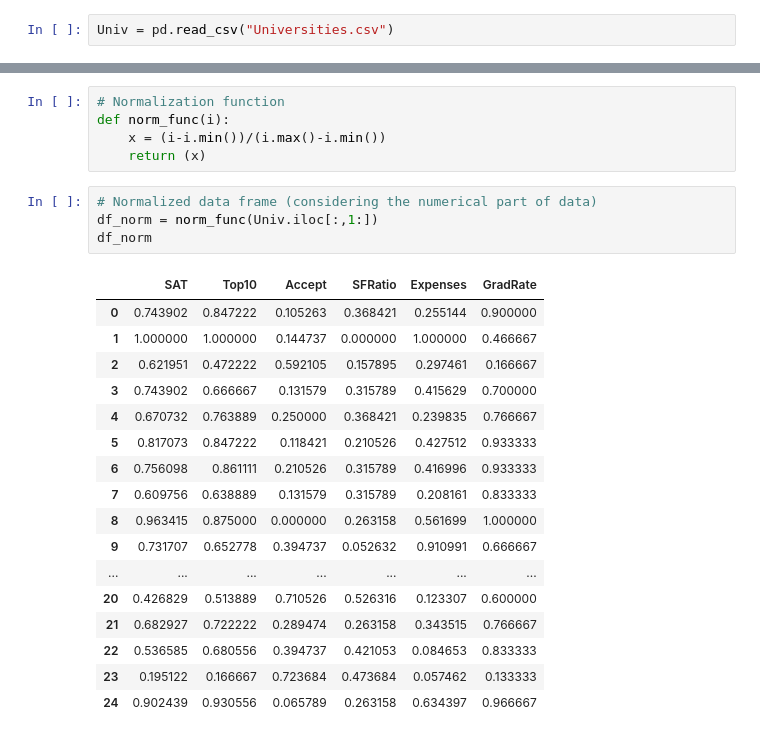
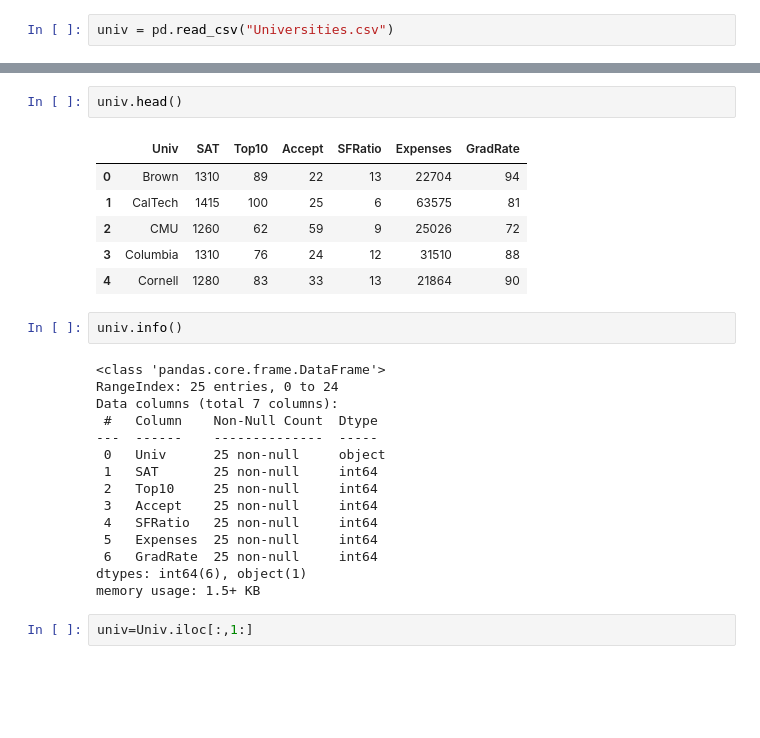
Before and after one commit to Umesh-Gadhave/Clustering, a Jupyter notebook: Hierarchical Clustering (2).ipynb, the cells around one changed output, grey strips where cells are left out. Saved outputs shown, nothing was run; the diff lists cells and outputs as text; blank space fills up the shorter version.

```diff
--- a/Hierarchical Clustering (2).ipynb
+++ b/Hierarchical Clustering (2).ipynb
@@ -9,2 +8,2 @@ import seaborn as sn
 # %%
-Univ = pd.read_csv("Universities.csv")
+univ = pd.read_csv("Universities.csv")
@@ -31,27 +10,28 @@ Univ
-# %%
-# Normalization function
-def norm_func(i):
-    x = (i-i.min())/(i.max()-i.min())
-    return (x)
-# %%
-# Normalized data frame (considering the numerical part of data)
-df_norm = norm_func(Univ.iloc[:,1:])
-df_norm
-# %% [output]
-|  | SAT | Top10 | Accept | SFRatio | Expenses | GradRate |
-| 0 | 0.743902 | 0.847222 | 0.105263 | 0.368421 | 0.255144 | 0.900000 |
-| 1 | 1.000000 | 1.000000 | 0.144737 | 0.000000 | 1.000000 | 0.466667 |
-| 2 | 0.621951 | 0.472222 | 0.592105 | 0.157895 | 0.297461 | 0.166667 |
-| 3 | 0.743902 | 0.666667 | 0.131579 | 0.315789 | 0.415629 | 0.700000 |
-| 4 | 0.670732 | 0.763889 | 0.250000 | 0.368421 | 0.239835 | 0.766667 |
-| 5 | 0.817073 | 0.847222 | 0.118421 | 0.210526 | 0.427512 | 0.933333 |
-| 6 | 0.756098 | 0.861111 | 0.210526 | 0.315789 | 0.416996 | 0.933333 |
-| 7 | 0.609756 | 0.638889 | 0.131579 | 0.315789 | 0.208161 | 0.833333 |
-| 8 | 0.963415 | 0.875000 | 0.000000 | 0.263158 | 0.561699 | 1.000000 |
-| 9 | 0.731707 | 0.652778 | 0.394737 | 0.052632 | 0.910991 | 0.666667 |
-| ... | ... | ... | ... | ... | ... | ... |
-| 20 | 0.426829 | 0.513889 | 0.710526 | 0.526316 | 0.123307 | 0.600000 |
-| 21 | 0.682927 | 0.722222 | 0.289474 | 0.263158 | 0.343515 | 0.766667 |
-| 22 | 0.536585 | 0.680556 | 0.394737 | 0.421053 | 0.084653 | 0.833333 |
-| 23 | 0.195122 | 0.166667 | 0.723684 | 0.473684 | 0.057462 | 0.133333 |
-| 24 | 0.902439 | 0.930556 | 0.065789 | 0.263158 | 0.634397 | 0.966667 |
+# %%
+univ.head()
+# %% [output]
+|  | Univ | SAT | Top10 | Accept | SFRatio | Expenses | GradRate |
+| 0 | Brown | 1310 | 89 | 22 | 13 | 22704 | 94 |
+| 1 | CalTech | 1415 | 100 | 25 | 6 | 63575 | 81 |
+| 2 | CMU | 1260 | 62 | 59 | 9 | 25026 | 72 |
+| 3 | Columbia | 1310 | 76 | 24 | 12 | 31510 | 88 |
+| 4 | Cornell | 1280 | 83 | 33 | 13 | 21864 | 90 |
+# %%
+univ.info()
+# %% [output]
+<class 'pandas.core.frame.DataFrame'>
+RangeIndex: 25 entries, 0 to 24
+Data columns (total 7 columns):
+ #   Column    Non-Null Count  Dtype
+---  ------    --------------  -----
+ 0   Univ      25 non-null     object
+ 1   SAT       25 non-null     int64
+ 2   Top10     25 non-null     int64
+ 3   Accept    25 non-null     int64
+ 4   SFRatio   25 non-null     int64
+ 5   Expenses  25 non-null     int64
+ 6   GradRate  25 non-null     int64
+dtypes: int64(6), object(1)
+memory usage: 1.5+ KB
+# %%
+univ=Univ.iloc[:,1:]
```
Also changed, not shown: parts of 17 cells of this notebook, 1 other file.
